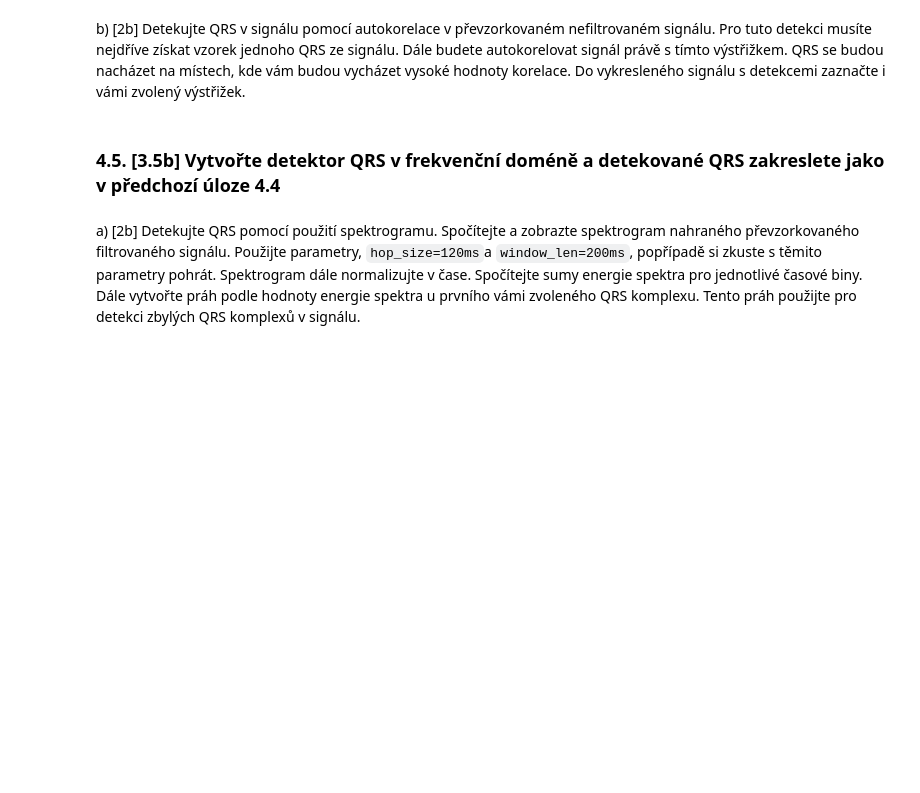
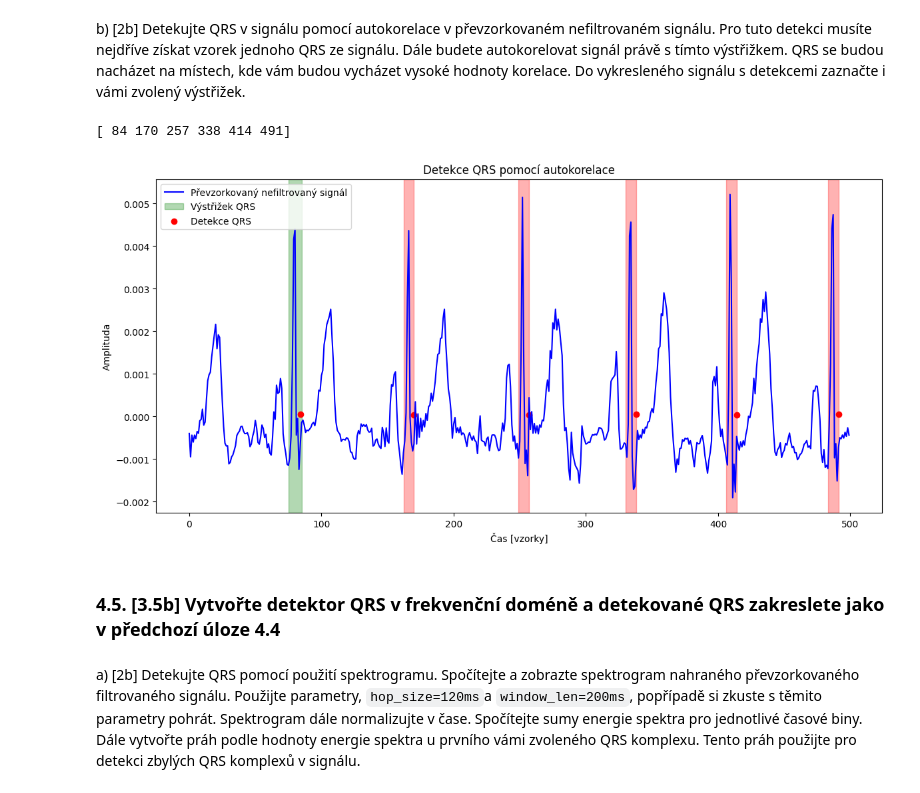
Before and after one commit to MrQvic/ISS-project, a Jupyter notebook: ISS_ECGProject_2023.ipynb, the cells around one changed output. Drawn from its saved outputs; the diff is of its cells as text; code cells hidden in the pictures; blank space fills up the shorter version.

```diff
--- a/ISS_ECGProject_2023.ipynb
+++ b/ISS_ECGProject_2023.ipynb
@@ -326,3 +403,37 @@ b) [2b] Detekujte QRS v signálu pomocí autokorelace v převzorkovaném nefiltr
+# %%
+# Získání prvního qrs
+qrs_start = 75
+qrs_end = 85
+sample_qrs = ekg_signal_res[qrs_start:qrs_end]
+
+# Provedení autokorelace
+autocorrelation = np.correlate(ekg_signal_res, sample_qrs, mode='full')
+
+# Určení prahu
+threshold_autocorr = 0.7 * np.max(autocorrelation)
+
+# Provedení autokorelace
+qrs_locations = np.where(autocorrelation > threshold_autocorr)[0]
+print(qrs_locations)
+
+plt.figure(figsize=(12, 6))
+plt.plot(ekg_signal_res, label='Převzorkovaný nefiltrovaný signál', color='blue')
+plt.axvspan(qrs_start, qrs_end, alpha=0.3, color='green', label='Výstřižek QRS')
+plt.scatter(qrs_locations, autocorrelation[qrs_locations], c='red', label='Detekce QRS')
+
+qrs_locations = qrs_locations[1:]
+for qrs in qrs_locations:
+    plt.axvspan(qrs, qrs-8, alpha=0.3, color='red')
+
+plt.title('Detekce QRS pomocí autokorelace')
+plt.xlabel('Čas [vzorky]')
+plt.ylabel('Amplituda')
+plt.legend()
+plt.tight_layout()
+plt.show()
+# %% [output]
+[ 84 170 257 338 414 491]
+[figure, added]
 # %% [markdown]
 ### 4.5. [3.5b] Vytvořte detektor QRS v frekvenční doméně a detekované QRS zakreslete jako v předchozí úloze 4.4
 # %% [markdown]
```
Also changed, not shown: parts of 6 cells of this notebook.
